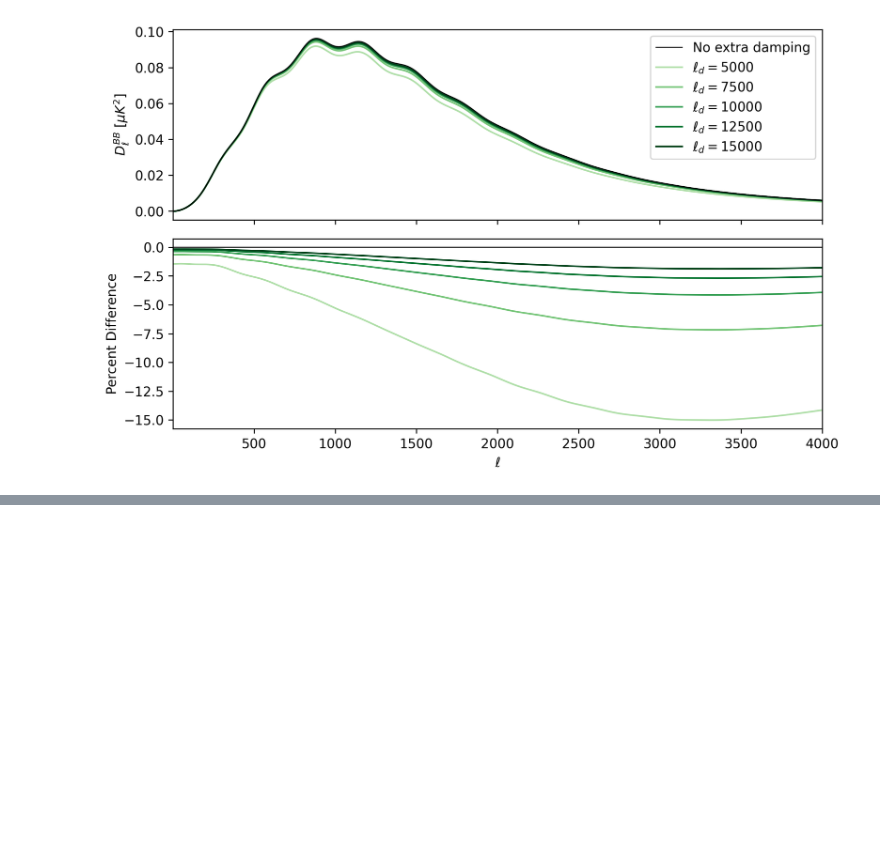
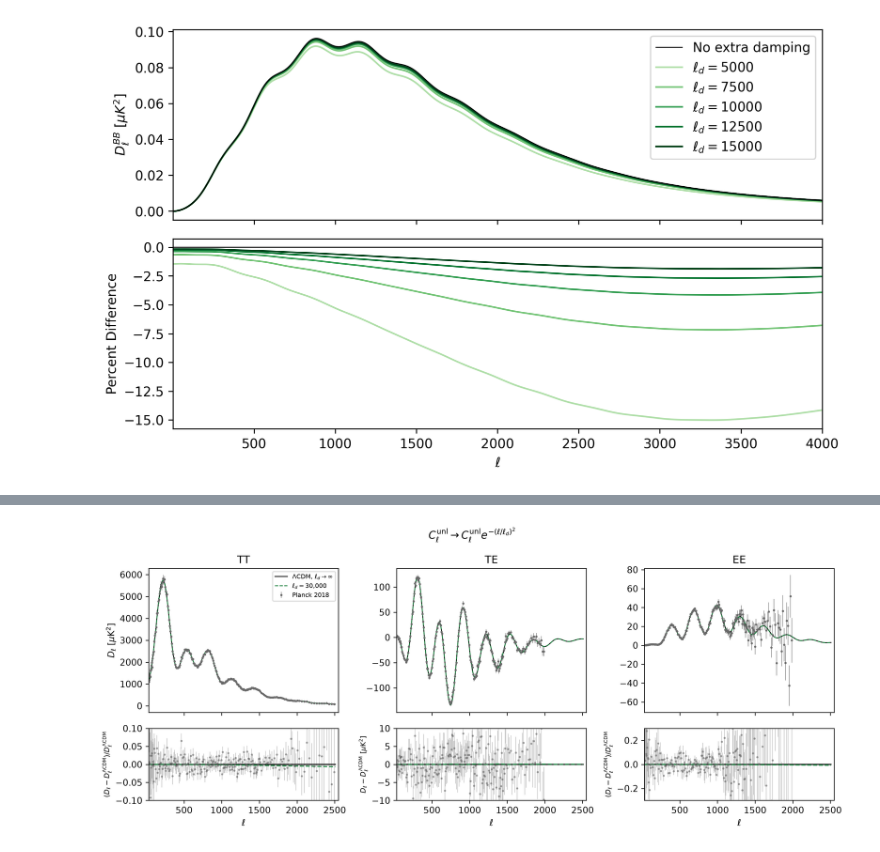
Before and after one commit to joshuaange/class_SilkConsistency, a Jupyter notebook: my_analysis/power_spectra_plots.ipynb, the cells around one changed output, grey strips where cells are left out. Drawn from its saved outputs; the diff is of its cells as text; code cells hidden in the pictures; blank space fills up the shorter version.

```diff
--- a/my_analysis/power_spectra_plots.ipynb
+++ b/my_analysis/power_spectra_plots.ipynb
@@ -658,0 +789,55 @@ for fname, lcdm_value, cmap, xlabel, logx, cpos in scans:
+# %%
+models = {
+    r"$\Lambda$CDM, $\ell_d\to\infty$":         (get_dl(0.),     "black",              "-"),
+    r"$\ell_d = 30{,}000$":  (get_dl(30000.), plt.cm.Greens(0.8),   "--"),
+}
+lcdm = models[r"$\Lambda$CDM, $\ell_d\to\infty$"][0]
+ell = np.arange(len(lcdm["tt"]))
+
+fig, axes = plt.subplots(2, 3, figsize=(12, 5), dpi=300, sharex="col",
+                         gridspec_kw={"height_ratios": [2, 1]})
+
+for col, spec in enumerate(["tt", "te", "ee"]):
+    ax1, ax2 = axes[0, col], axes[1, col]
+
+    # Planck data points: bin centres, measured D_ell, and 1-sigma errors
+    l_data = plik.lav[:len(plik.bandpowers[spec])]
+    data = plik.bandpowers[spec]
+    err = plik.errors[spec]
+
+    # Top: data and models
+    ax1.errorbar(l_data, data, yerr=err, fmt="o", color="dimgray", markersize=1.5,
+                 elinewidth=0.5, label="Planck 2018")
+    for label, (dl, color, ls) in models.items():
+        ax1.plot(ell, dl[spec], color=color, linestyle=ls, linewidth=1.0, label=label)
+    ax1.set_title(spec.upper())
+    ax1.set_xlim(30, 2550)
+
+    # Bottom: everything minus LCDM.
+    # TT and EE: as a fraction of LCDM. TE crosses zero, so there we use muK^2.
+    if spec == "te":
+        denom = np.ones_like(lcdm[spec])
+        ylabel = r"$D_\ell - D_\ell^{\Lambda\rm CDM}$ [$\mu$K$^2$]"
+    else:
+        denom = lcdm[spec]
+        ylabel = r"$(D_\ell - D_\ell^{\Lambda\rm CDM}) / D_\ell^{\Lambda\rm CDM}$"
+
+    ax2.errorbar(l_data, (data - lcdm[spec][l_data]) / denom[l_data],
+                 yerr=err / denom[l_data], fmt="o", color="dimgray", markersize=1.5,
+                 elinewidth=0.5, alpha=0.5)
+    for label, (dl, color, ls) in models.items():
+        ax2.plot(ell[2:], (dl[spec][2:] - lcdm[spec][2:]) / denom[2:],
+                 color=color, linestyle=ls, linewidth=1.25)
+    ax2.set_ylabel(ylabel, fontsize=8)
+    ax2.set_xlabel(r"$\ell$")
+
+axes[1, 0].set_ylim(-0.1, 0.1)
+axes[1, 1].set_ylim(-10, 10)
+axes[1, 2].set_ylim(-0.3, 0.3)
+axes[0, 0].set_ylabel(r"$D_\ell$ [$\mu$K$^2$]")
+axes[0, 0].legend(fontsize=7)
+fig.suptitle(r"$C_\ell^\text{unl} \to C_\ell^\text{unl} e^{-(\ell/\ell_d)^2}$")
+plt.tight_layout()
+plt.show()
+# %% [output]
+[figure, added]
```
Also changed, not shown: parts of 9 cells of this notebook, 7 other files.
